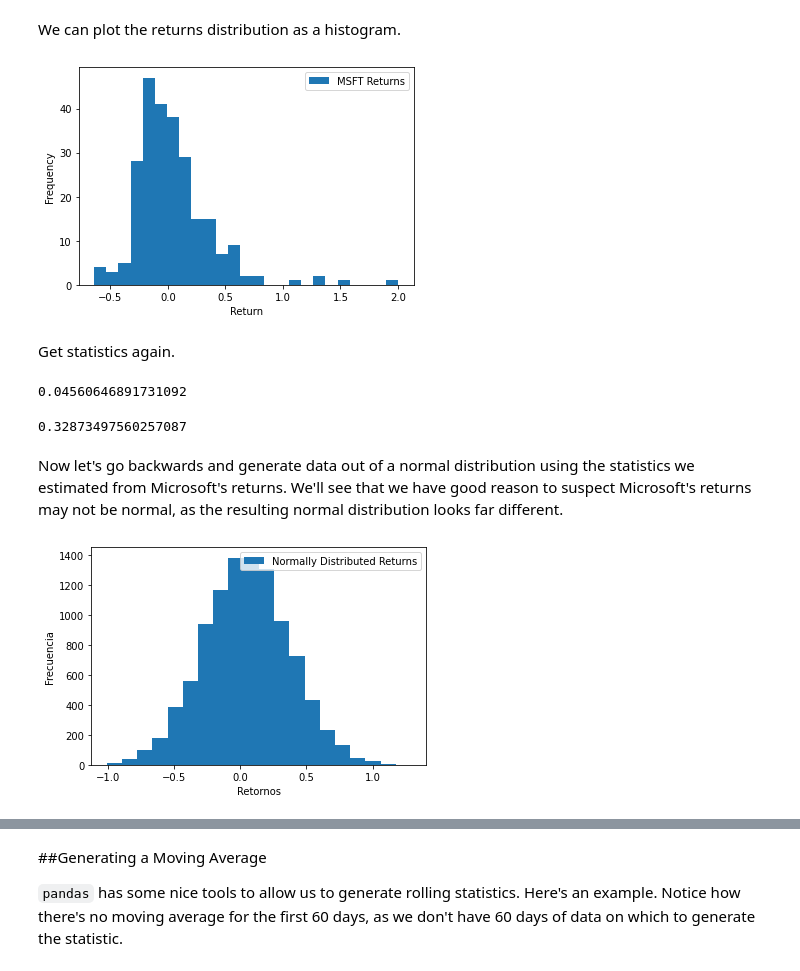
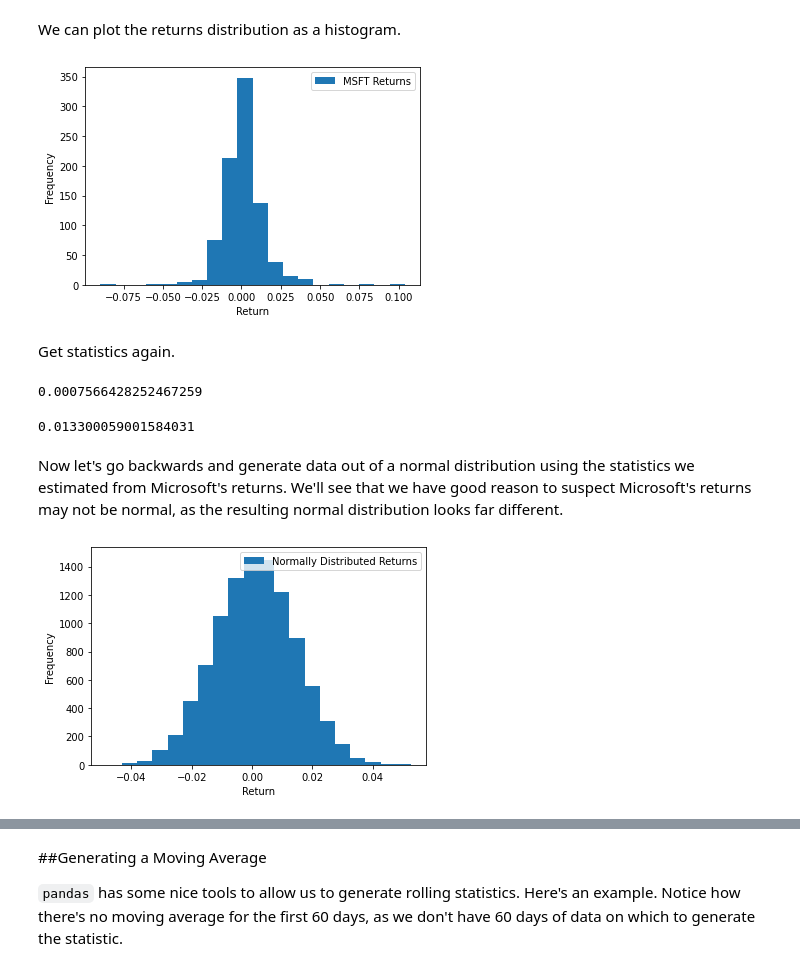
Before and after one commit to sdiazgo/AlgorithmsUN2021I, a Jupyter notebook: Lab1/sdiazgolecture1.ipynb, the cells around one changed output, grey strips where cells are left out. Cells and saved outputs as stored; diff of their text form; code cells hidden in the pictures.

```diff
--- a/Lab1/sdiazgolecture1.ipynb
+++ b/Lab1/sdiazgolecture1.ipynb
@@ -137,5 +221,4 @@ npsdg.std(X)
 
 Randomly sampled data can be great for testing ideas, but let's get some real data. We can use `get_pricing` to do that. You can use the `?` syntax as discussed above to get more information on `get_pricing`'s arguments.
 # %%
-datos = pdrsdg.get_data_yahoo('MSFT', start= datetime.datetime(2018,1,1), end= datetime.datetime(2019,1,1))
-datos
+data = pdrsdg.get_data_yahoo('MSFT', start= datetime.datetime(2012,1,1), end= datetime.datetime(2015,6,1))
@@ -179,0 +269,2 @@ X = datos['Volume']
+# %%
+X = data['High']
@@ -204,28 +317,28 @@ R = X.pct_change()[1:]
 # %% [markdown]
 We can plot the returns distribution as a histogram.
 # %%
-pltsdg.hist(R, bins=25)
-pltsdg.xlabel('Return')
-pltsdg.ylabel('Frequency')
-pltsdg.legend(['MSFT Returns']);
+pltsd.hist(R, bins=20)
+pltsd.xlabel('Return')
+pltsd.ylabel('Frequency')
+pltsd.legend(['MSFT Returns']);
 # %% [output]
-[figure, old version]
+[figure, new version]
 # %% [markdown]
 Get statistics again.
 # %%
-npsdg.mean(R)
+npsd.mean(R)
 # %% [output]
-0.04560646891731092
+0.0007566428252467259
 # %%
-npsdg.std(R)
+npsd.std(R)
 # %% [output]
-0.32873497560257087
+0.013300059001584031
 # %% [markdown]
 Now let's go backwards and generate data out of a normal distribution using the statistics we estimated from Microsoft's returns. We'll see that we have good reason to suspect Microsoft's returns may not be normal, as the resulting normal distribution looks far different.
 # %%
-pltsdg.hist(npsdg.random.normal(npsdg.mean(R), npsdg.std(R), 10000), bins=20)
-pltsdg.xlabel('Retornos')
-pltsdg.ylabel('Frecuencia')
-pltsdg.legend(['Normally Distributed Returns']);
+pltsd.hist(npsd.random.normal(npsd.mean(R), npsd.std(R), 10000), bins=20)
+pltsd.xlabel('Return')
+pltsd.ylabel('Frequency')
+pltsd.legend(['Normally Distributed Returns']);
 # %% [output]
-[figure, old version]
+[figure, new version]
```
Also changed, not shown: parts of 68 cells of this notebook, 12 other files.
